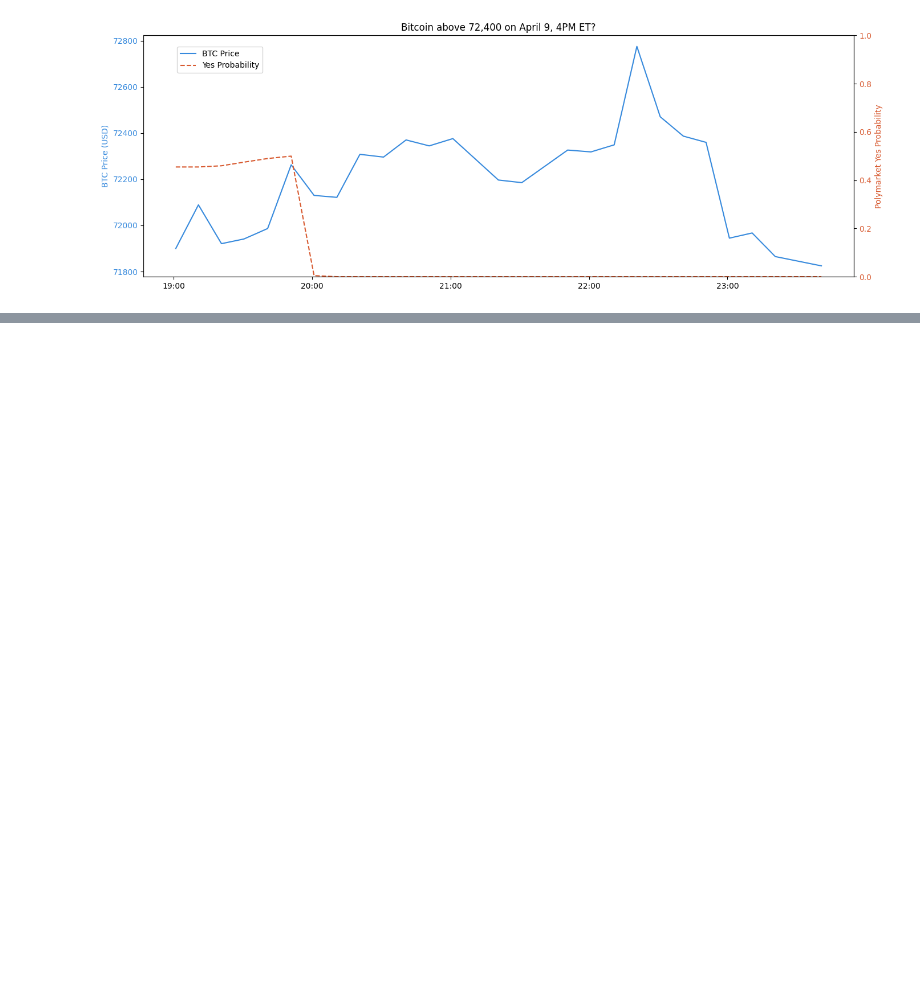
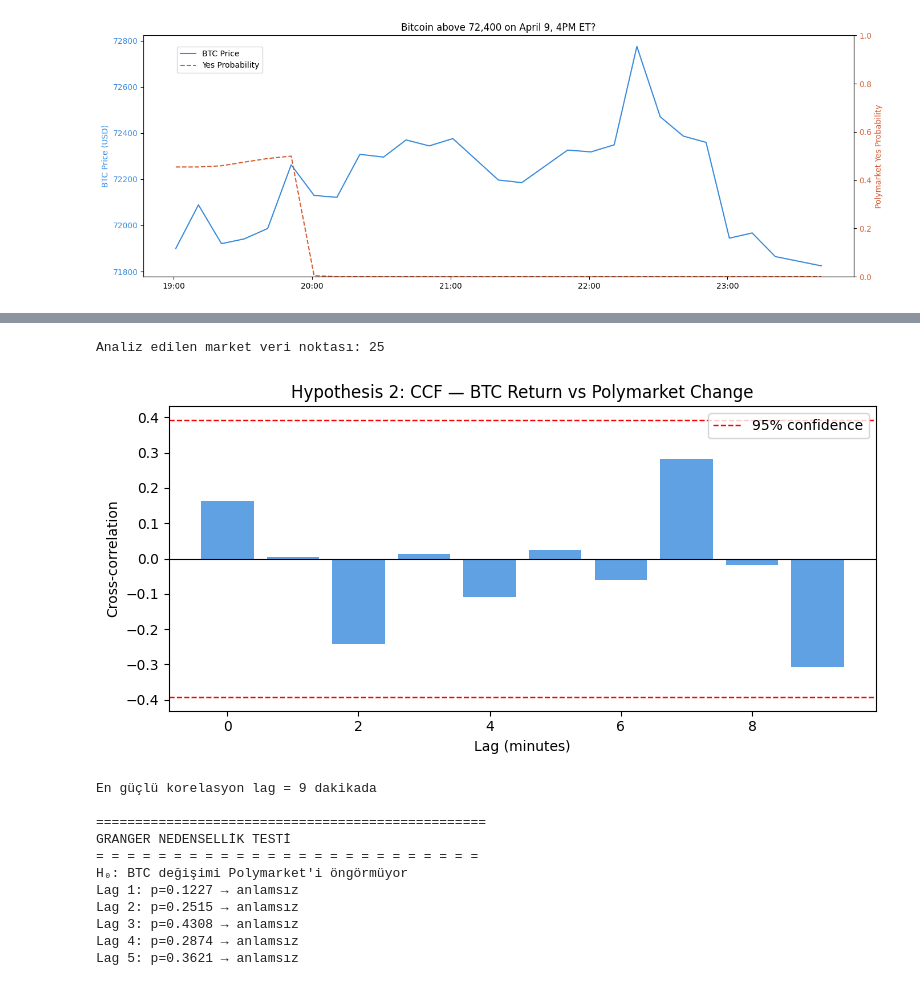
Before and after one commit to llelus/DSA-Project, a Jupyter notebook: 02_eda_hypothesis.ipynb, the cells around one changed output, grey strips where cells are left out. Saved outputs shown, nothing was run; the diff lists cells and outputs as text; code cells hidden in the pictures; blank space fills up the shorter version.

```diff
--- a/02_eda_hypothesis.ipynb
+++ b/02_eda_hypothesis.ipynb
@@ -188,0 +236,57 @@ plt.show()
+# %%
+from statsmodels.tsa.stattools import ccf, grangercausalitytests
+
+# En fazla veri noktası olan marketi seç
+market_id = df.groupby("conditionId").size().idxmax()
+df_m = df[df["conditionId"] == market_id].sort_values("timestamp").copy()
+df_m = df_m[["btc_return_1m", "poly_change_1m"]].dropna()
+
+print(f"Analiz edilen market veri noktası: {len(df_m)}")
+
+# CCF
+lags = 10
+ccf_vals = ccf(df_m["btc_return_1m"], df_m["poly_change_1m"], nlags=lags)
+
+fig, ax = plt.subplots(figsize=(8, 4))
+ax.bar(range(len(ccf_vals)), ccf_vals, color="#378ADD", alpha=0.8)
+ax.axhline(y=0, color="black", linewidth=0.8)
+ax.axhline(y=1.96/np.sqrt(len(df_m)), color="red", linestyle="--",
+           linewidth=1, label="95% confidence")
+ax.axhline(y=-1.96/np.sqrt(len(df_m)), color="red", linestyle="--", linewidth=1)
+ax.set_xlabel("Lag (minutes)")
+ax.set_ylabel("Cross-correlation")
+ax.set_title("Hypothesis 2: CCF — BTC Return vs Polymarket Change")
+ax.legend()
+plt.tight_layout()
+plt.savefig("data/processed/plot_h2_ccf.png", dpi=150)
+plt.show()
+
+best_lag = np.argmax(np.abs(ccf_vals))
+print(f"\nEn güçlü korelasyon lag = {best_lag} dakikada")
+
+# Granger nedensellik
+print("\n" + "=" * 50)
+print("GRANGER NEDENSELLİK TESTİ")
+print("= " * 25)
+print("H₀: BTC değişimi Polymarket'i öngörmüyor")
+data_granger = df_m[["poly_change_1m", "btc_return_1m"]]
+results = grangercausalitytests(data_granger, maxlag=5, verbose=False)
+
+for lag, result in results.items():
+    p_val = result[0]["ssr_ftest"][1]
+    sig = "ANLAMLI" if p_val < 0.05 else "anlamsız"
+    print(f"Lag {lag}: p={p_val:.4f} → {sig}")
+# %% [output]
+Analiz edilen market veri noktası: 25
+[figure, added]
+En güçlü korelasyon lag = 9 dakikada
+
+==================================================
+GRANGER NEDENSELLİK TESTİ
+= = = = = = = = = = = = = = = = = = = = = = = = =
+H₀: BTC değişimi Polymarket'i öngörmüyor
+Lag 1: p=0.1227 → anlamsız
+Lag 2: p=0.2515 → anlamsız
+Lag 3: p=0.4308 → anlamsız
+Lag 4: p=0.2874 → anlamsız
+Lag 5: p=0.3621 → anlamsız
```
Also changed, not shown: parts of 9 cells of this notebook.
